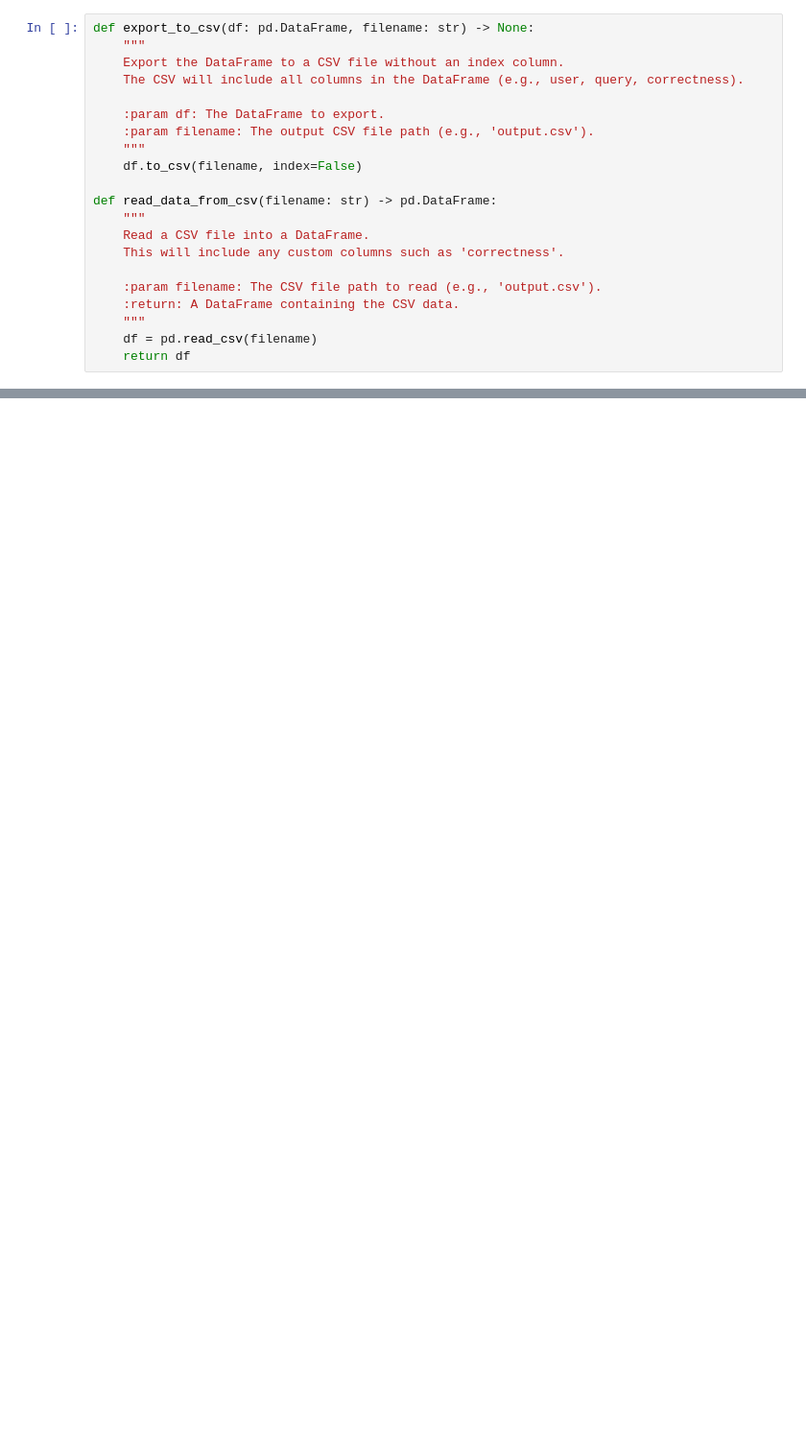
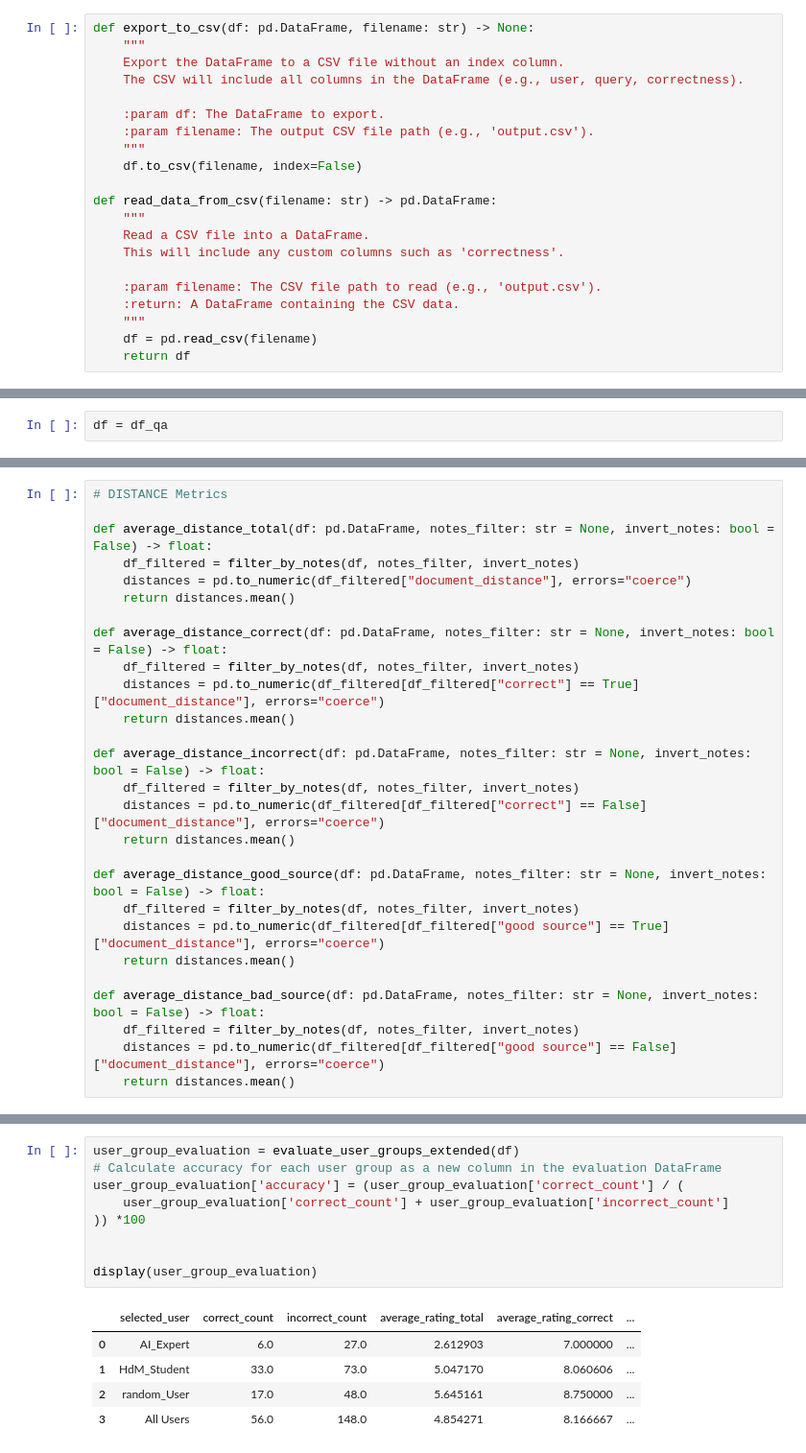
Before and after one commit to PsiLotY/RAG_Chatbot, a Jupyter notebook: user_test/user_test_eval.ipynb, the cells around one changed output, grey strips where cells are left out. Shown at 96% size. Saved outputs shown, nothing was run; the diff lists cells and outputs as text; blank space fills up the shorter version.

```diff
--- a/user_test/user_test_eval.ipynb
+++ b/user_test/user_test_eval.ipynb
@@ -496,0 +368,2 @@ print(stats_df)
+# %%
+df = df_qa
@@ -496,0 +622,27 @@ print(stats_df)
+# %%
+# DISTANCE Metrics
+
+def average_distance_total(df: pd.DataFrame, notes_filter: str = None, invert_notes: bool = False) -> float:
+    df_filtered = filter_by_notes(df, notes_filter, invert_notes)
+    distances = pd.to_numeric(df_filtered["document_distance"], errors="coerce")
+    return distances.mean()
+
+def average_distance_correct(df: pd.DataFrame, notes_filter: str = None, invert_notes: bool = False) -> float:
+    df_filtered = filter_by_notes(df, notes_filter, invert_notes)
+    distances = pd.to_numeric(df_filtered[df_filtered["correct"] == True]["document_distance"], errors="coerce")
+    return distances.mean()
+
+def average_distance_incorrect(df: pd.DataFrame, notes_filter: str = None, invert_notes: bool = False) -> float:
+    df_filtered = filter_by_notes(df, notes_filter, invert_notes)
+    distances = pd.to_numeric(df_filtered[df_filtered["correct"] == False]["document_distance"], errors="coerce")
+    return distances.mean()
+
+def average_distance_good_source(df: pd.DataFrame, notes_filter: str = None, invert_notes: bool = False) -> float:
+    df_filtered = filter_by_notes(df, notes_filter, invert_notes)
+    distances = pd.to_numeric(df_filtered[df_filtered["good source"] == True]["document_distance"], errors="coerce")
+    return distances.mean()
+
+def average_distance_bad_source(df: pd.DataFrame, notes_filter: str = None, invert_notes: bool = False) -> float:
+    df_filtered = filter_by_notes(df, notes_filter, invert_notes)
+    distances = pd.to_numeric(df_filtered[df_filtered["good source"] == False]["document_distance"], errors="coerce")
+    return distances.mean()
@@ -496,0 +725,15 @@ print(stats_df)
+# %%
+user_group_evaluation = evaluate_user_groups_extended(df)
+# Calculate accuracy for each user group as a new column in the evaluation DataFrame
+user_group_evaluation['accuracy'] = (user_group_evaluation['correct_count'] / (
+    user_group_evaluation['correct_count'] + user_group_evaluation['incorrect_count']
+)) *100
+
+
+display(user_group_evaluation)
+# %% [output]
+|  | selected_user | correct_count | incorrect_count | average_rating_total | average_rating_correct | ... |
+| 0 | AI_Expert | 6.0 | 27.0 | 2.612903 | 7.000000 | ... |
+| 1 | HdM_Student | 33.0 | 73.0 | 5.047170 | 8.060606 | ... |
+| 2 | random_User | 17.0 | 48.0 | 5.645161 | 8.750000 | ... |
+| 3 | All Users | 56.0 | 148.0 | 4.854271 | 8.166667 | ... |
```
Also changed, not shown: parts of 48 cells of this notebook, 1 other file.
